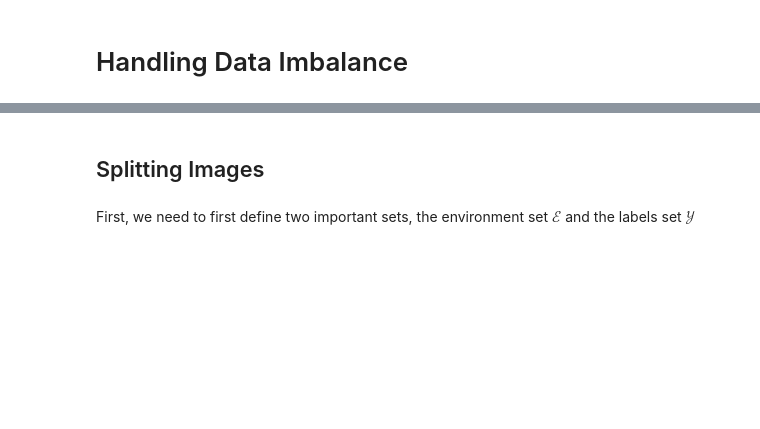
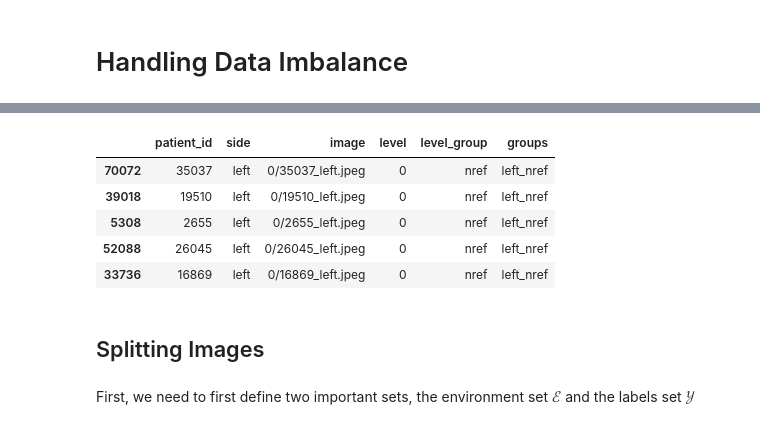
Before and after one commit to Daniel-Arayala/vit-spurious-robustness, a Jupyter notebook: notebooks/SpuriousDataSplitter.ipynb, the cells around one changed output, grey strips where cells are left out. Saved outputs shown, nothing was run; the diff lists cells and outputs as text; code cells hidden in the pictures; blank space fills up the shorter version.

```diff
--- a/notebooks/SpuriousDataSplitter.ipynb
+++ b/notebooks/SpuriousDataSplitter.ipynb
@@ -134,0 +160,9 @@ Name: groups, dtype: float64
+# %%
+df_img_info_balanced.head()
+# %% [output]
+|  | patient_id | side | image | level | level_group | groups |
+| 70072 | 35037 | left | 0/35037_left.jpeg | 0 | nref | left_nref |
+| 39018 | 19510 | left | 0/19510_left.jpeg | 0 | nref | left_nref |
+| 5308 | 2655 | left | 0/2655_left.jpeg | 0 | nref | left_nref |
+| 52088 | 26045 | left | 0/26045_left.jpeg | 0 | nref | left_nref |
+| 33736 | 16869 | left | 0/16869_left.jpeg | 0 | nref | left_nref |
```
Also changed, not shown: parts of 72 cells of this notebook, 8 other files.
